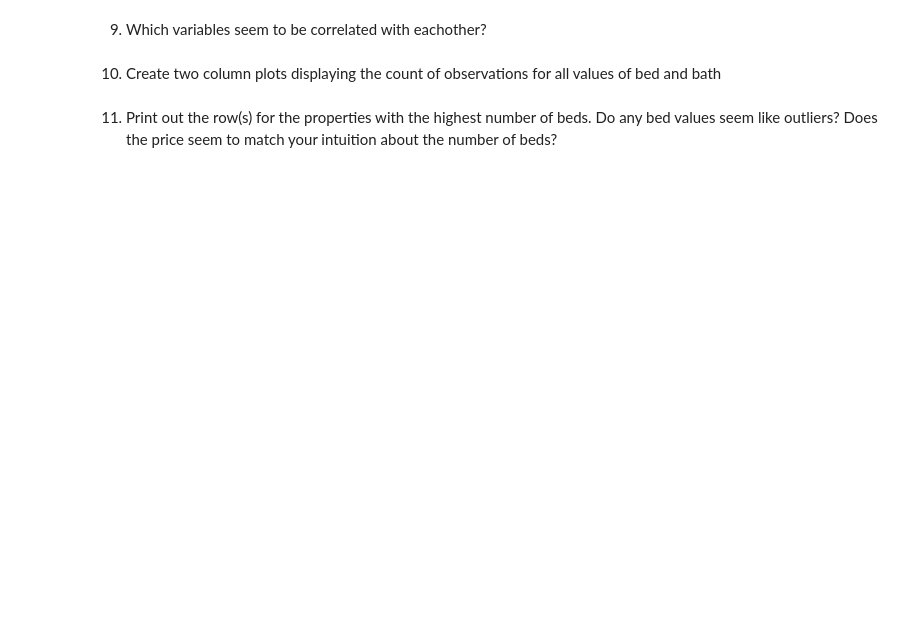
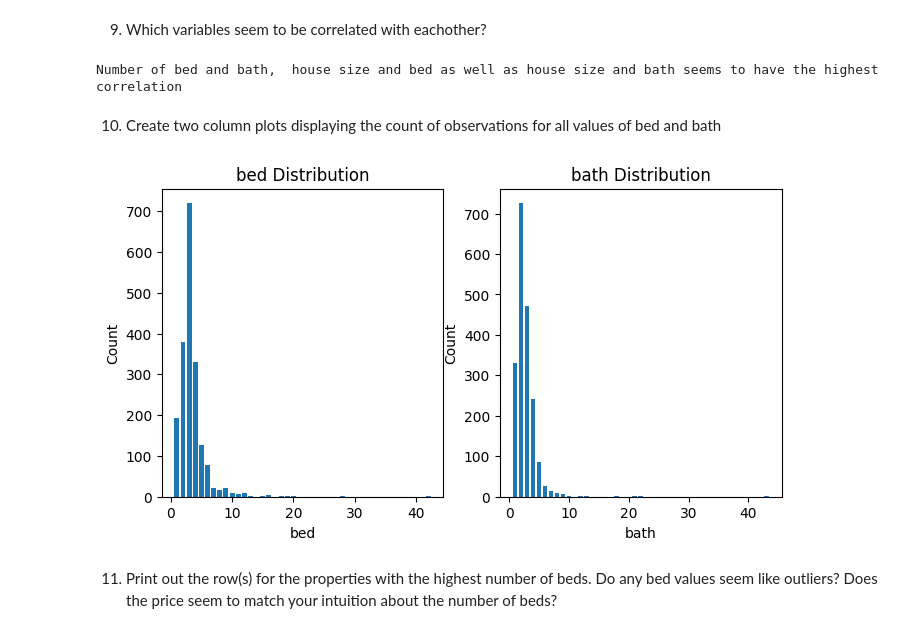
Before and after one commit to diallos-tech/Clarkson_Data_Science, a Jupyter notebook: ML Datasets/Diallo_HW_5.ipynb, the cells around one changed output. Drawn from its saved outputs; the diff is of its cells as text; code cells hidden in the pictures; blank space fills up the shorter version.

```diff
--- a/ML Datasets/Diallo_HW_5.ipynb
+++ b/ML Datasets/Diallo_HW_5.ipynb
@@ -154,6 +134,8 @@ plt.show()
 # %% [markdown]
 9. Which variables seem to be correlated with eachother?
 # %%
-print("""Number of bed and bath as well as house size and bed seems to have the highest correlation""")
+print("""Number of bed and bath,  house size and bed as well as house size and bath seems to have the highest correlation""")
+# %% [output]
+Number of bed and bath,  house size and bed as well as house size and bath seems to have the highest correlation
 # %% [markdown]
 10. Create two column plots displaying the count of observations for all values of bed and bath
@@ -164,3 +142,17 @@ plt.show()
+# %%
+fig, axs = plt.subplots(nrows=1, ncols=2, figsize= (8,4))
+
+variables = ['bed','bath']
+for ax, var in zip(axs.flatten(), variables):
+    counts = data[var].value_counts()
+    ax.bar(counts.index, counts.values)
+    ax.set_title(f'{var} Distribution')
+    ax.set_ylabel('Count')
+    ax.set_xlabel(var)
+
+plt.show()
+# %% [output]
+[figure, added]
 # %% [markdown]
 11. Print out the row(s) for the properties with the highest number of beds.  Do any bed values seem like outliers?  Does the price seem to match your intuition about the number of beds?
 # %%
```
Also changed, not shown: parts of 83 cells of this notebook, 14 other files.
